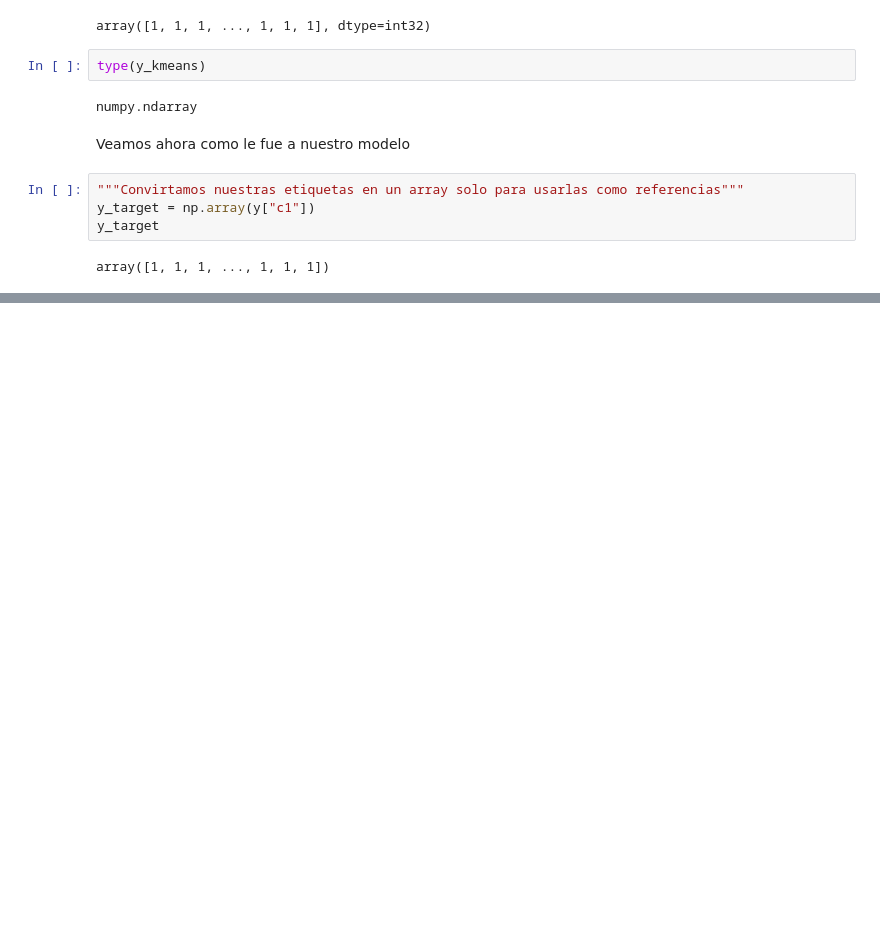
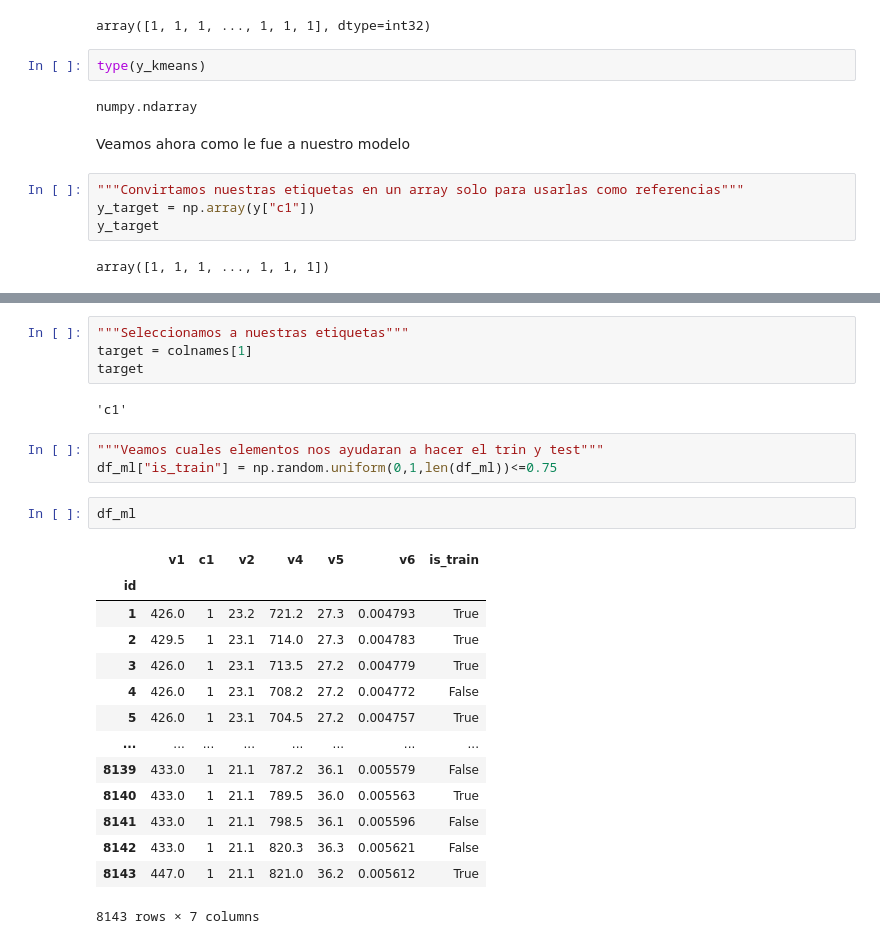
Before and after one commit to JesusAntonio9/VINKOS_TEST, a Jupyter notebook: Prueba ciencia de datos.ipynb, the cells around one changed output, grey strips where cells are left out. Drawn from its saved outputs; the diff is of its cells as text; blank space fills up the shorter version.

```diff
--- a/Prueba ciencia de datos.ipynb
+++ b/Prueba ciencia de datos.ipynb
@@ -633,0 +690,26 @@ Text(0.5, 1.0, 'Scatter Plot')
+# %%
+"""Seleccionamos a nuestras etiquetas"""
+target = colnames[1]
+target
+# %% [output]
+'c1'
+# %%
+"""Veamos cuales elementos nos ayudaran a hacer el trin y test"""
+df_ml["is_train"] = np.random.uniform(0,1,len(df_ml))<=0.75
+# %%
+df_ml
+# %% [output]
+|  | v1 | c1 | v2 | v4 | v5 | v6 | is_train |
+| id |  |  |  |  |  |  |  |
+| 1 | 426.0 | 1 | 23.2 | 721.2 | 27.3 | 0.004793 | True |
+| 2 | 429.5 | 1 | 23.1 | 714.0 | 27.3 | 0.004783 | True |
+| 3 | 426.0 | 1 | 23.1 | 713.5 | 27.2 | 0.004779 | True |
+| 4 | 426.0 | 1 | 23.1 | 708.2 | 27.2 | 0.004772 | False |
+| 5 | 426.0 | 1 | 23.1 | 704.5 | 27.2 | 0.004757 | True |
+| ... | ... | ... | ... | ... | ... | ... | ... |
+| 8139 | 433.0 | 1 | 21.1 | 787.2 | 36.1 | 0.005579 | False |
+| 8140 | 433.0 | 1 | 21.1 | 789.5 | 36.0 | 0.005563 | True |
+| 8141 | 433.0 | 1 | 21.1 | 798.5 | 36.1 | 0.005596 | False |
+| 8142 | 433.0 | 1 | 21.1 | 820.3 | 36.3 | 0.005621 | False |
+| 8143 | 447.0 | 1 | 21.1 | 821.0 | 36.2 | 0.005612 | True |
+8143 rows × 7 columns
```
Also changed, not shown: parts of 33 cells of this notebook.
